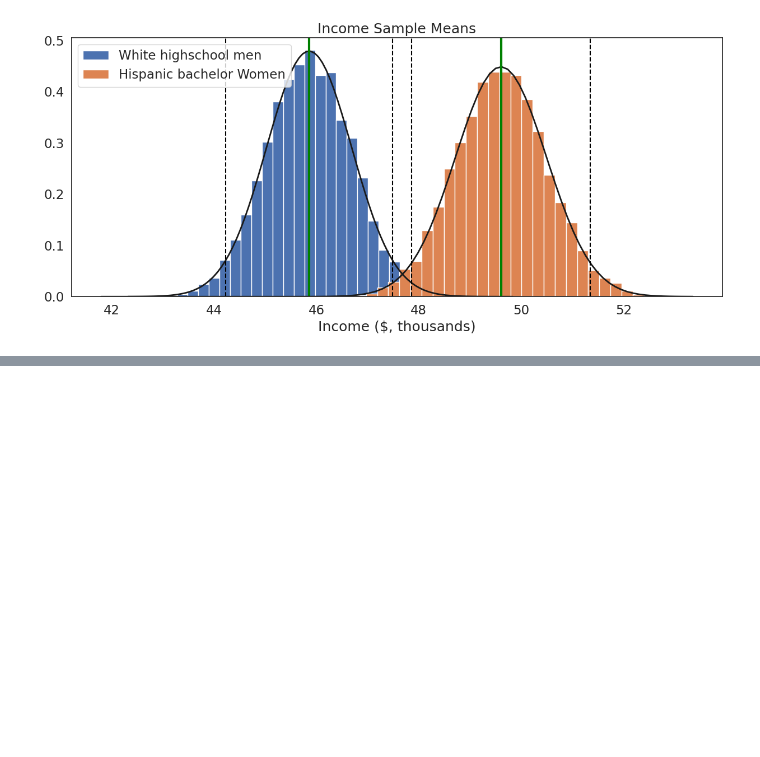
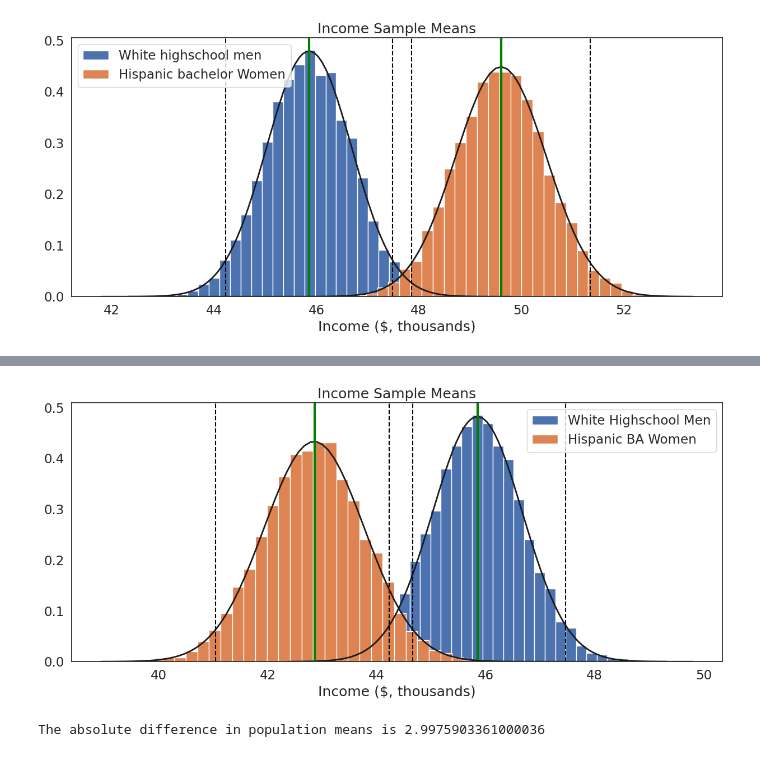
Before and after one commit to Sree-git4/QM2, a Jupyter notebook: notebooks/W05. Distributions and Basic Statistics.ipynb, the cells around one changed output, grey strips where cells are left out. Saved outputs shown, nothing was run; the diff lists cells and outputs as text; code cells hidden in the pictures; blank space fills up the shorter version.

```diff
--- a/notebooks/W05. Distributions and Basic Statistics.ipynb
+++ b/notebooks/W05. Distributions and Basic Statistics.ipynb
@@ -639,0 +697,45 @@ two_hist([men_df, women_df],['White highschool men', 'Hispanic bachelor Women'],
+# %%
+def two_hist_modified(groups, group_labs, xlab, title): # Define a function that takes a list of groups, group labels, x-axis label, and title as arguments.
+    plt.figure(figsize=(15, 6)) # Set the size of the figure.
+    it = -1 # Initialize an iterator to -1 to track the current group in the loop.
+    group_means = [] # Create an empty list to store the calculated population means for each group.
+
+    for var in groups: # Iterate over the list of groups passed to the function.
+        it += 1 # Increment the iterator to match the group index.
+        sample_size = 1000 # Define the size of each bootstrap sample.
+        sample_means = [] # Create an empty list to store the mean of each bootstrap sample.
+        iterations = 10000 # Define the number of bootstrap iterations for generating the sampling distribution.
+
+        for i in range(iterations): # Repeat the process of sampling and calculating means 10,000 times.
+            sample = var.sample(sample_size, replace=True) # Draw a random sample of size 1000 from the group with replacement.
+            sample_mean = sample.mean() # Calculate the mean of the sampled data.
+            sample_means.append(sample_mean) # Append the calculated sample mean to the list of sample means.
+
+        plt.hist(sample_means, bins=int(iterations / 300), edgecolor='white', density=True, label=group_labs[it]) # Plot the histogram of sample means with specified bins and normalized density.
+        mu, se = norm.fit(sample_means) # Fit a normal distribution to the sample means to estimate the mean (mu) and standard error (se).
+        xmin, xmax = plt.xlim() # Get the x-axis limits of the histogram for plotting the fitted normal distribution.
+        x = np.linspace(xmin, xmax, 100) # Create a range of 100 evenly spaced points between xmin and xmax.
+        p = norm.pdf(x, mu, se) # Calculate the probability density function (PDF) of the fitted normal distribution.
+        mean = var.mean() # Calculate the mean of the original group data.
+        group_means.append(mu) # Append the mean of the fitted normal distribution (population mean) to the list of group means.
+        lower_ci = mu - se * 1.96 # Calculate the lower bound of the 95% confidence interval (mean - 1.96 * standard error).
+        upper_ci = mu + se * 1.96 # Calculate the upper bound of the 95% confidence interval (mean + 1.96 * standard error).
+
+        plt.plot(x, p, 'k', linewidth=2) # Overlay the PDF of the fitted normal distribution on the histogram.
+        plt.xlabel(xlab) # Label the x-axis using the provided label.
+        plt.title(title) # Add a title to the plot.
+        plt.axvline(mean, color='green', linestyle='solid', linewidth=3) # Add a vertical green line to indicate the mean of the original group data.
+        plt.axvline(lower_ci, color='black', linestyle='dashed', linewidth=1.5) # Add a dashed black line to indicate the lower bound of the confidence interval.
+        plt.axvline(upper_ci, color='black', linestyle='dashed', linewidth=1.5) # Add a dashed black line to indicate the upper bound of the confidence interval.
+        plt.legend() # Add a legend to the plot, using the group labels.
+
+    plt.show() # Display the plot.
+    absolute_diff = (abs(group_means[0] - group_means[1])) # Calculate the absolute difference between the population means of the two groups, rounded to the nearest integer.
+    print(f'The absolute difference in population means is {absolute_diff}') # Print the absolute difference in population means.
+
+white_highschool_men = df[(df['sex'] == 1) & (df['race'] == 1) & (df['sch'] == 12)]['income'] # Filter the dataframe for White males with high school education and extract their income column.
+hispanic_BA_women = df[(df['sex'] == 2) & (df['race'] == 3) & (df['sch'] == 16)]['income'] # Filter the dataframe for Hispanic females with a Bachelor’s degree and extract their income column.
+two_hist_modified([white_highschool_men, hispanic_BA_women], ['White Highschool Men', 'Hispanic BA Women'], 'Income ($, thousands)', "Income Sample Means") # Call the function with the prepared groups, group labels, x-axis label, and title.
+# %% [output]
+[figure, added]
+The absolute difference in population means is 2.9975903361000036
```
Also changed, not shown: parts of 4 cells of this notebook.
